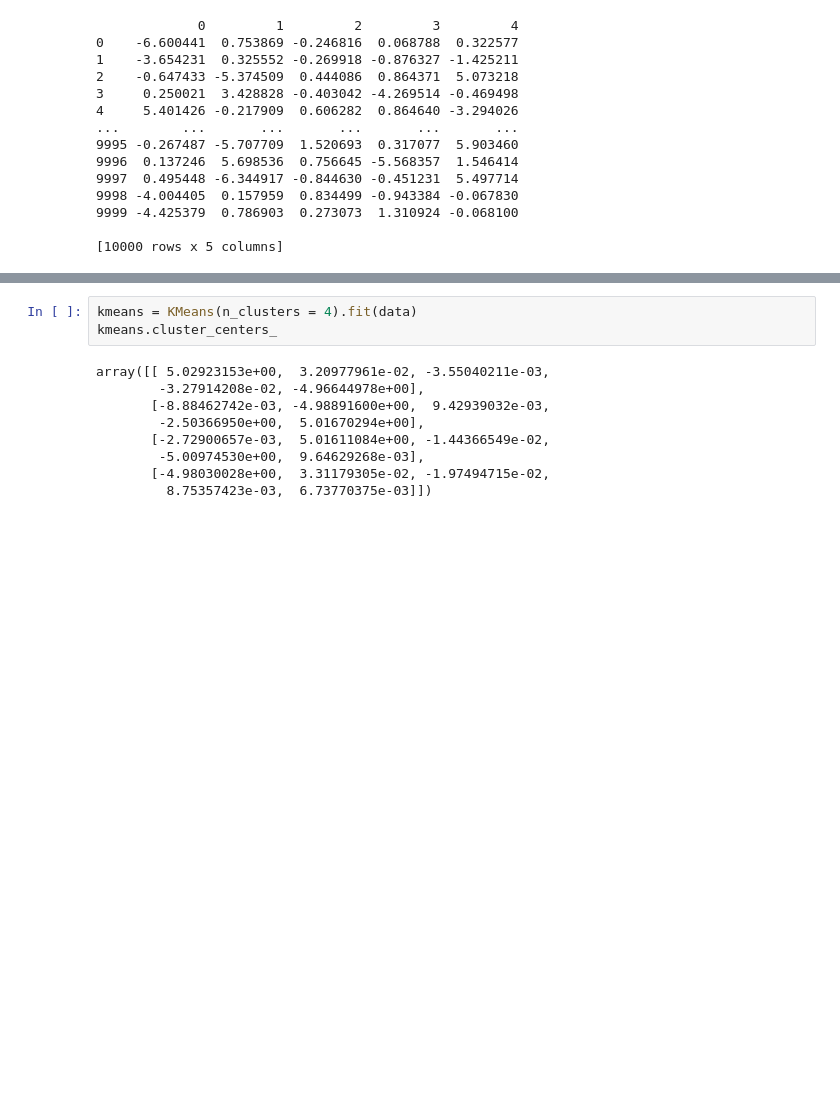
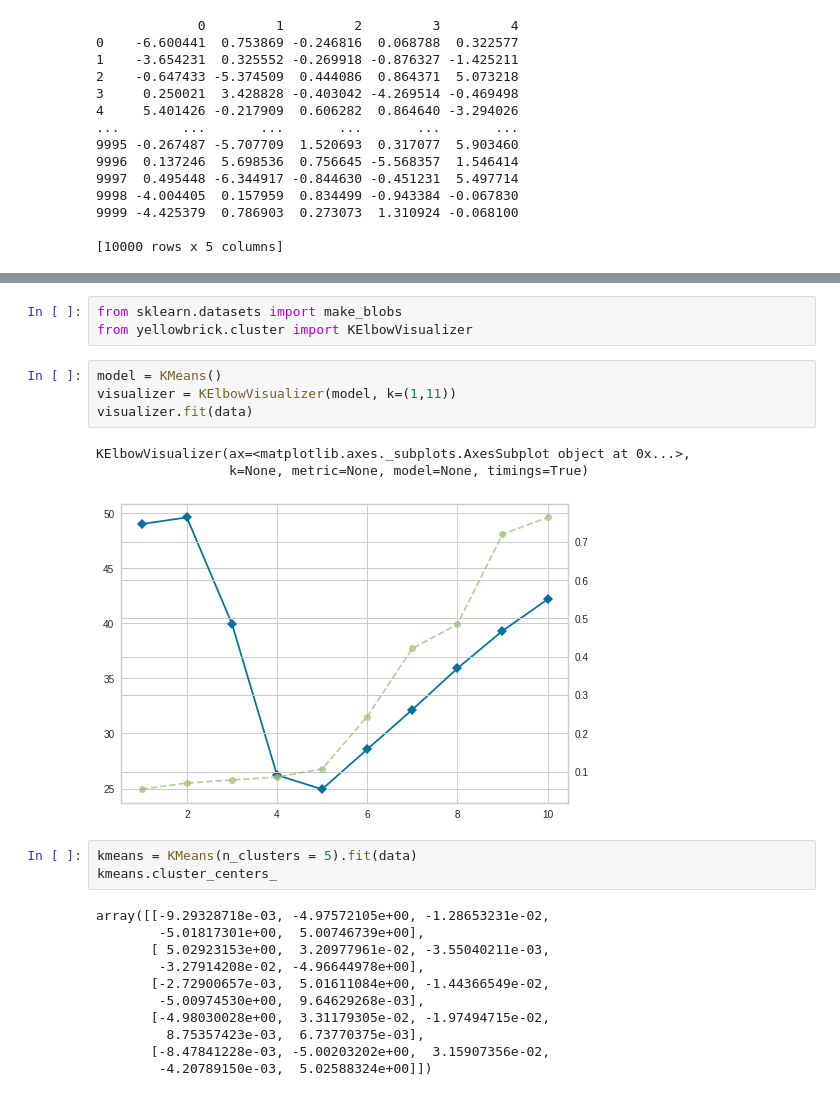
Before and after one commit to Ford-z/Machine-Learning, a Jupyter notebook: Cluster/K_means/Quiz4.ipynb, the cells around one changed output, grey strips where cells are left out. Cells and saved outputs as stored; diff of their text form; blank space fills up the shorter version.

```diff
--- a/Cluster/K_means/Quiz4.ipynb
+++ b/Cluster/K_means/Quiz4.ipynb
@@ -114,12 +120,25 @@ plt.plot(sil)
+# %%
+from sklearn.datasets import make_blobs
+from yellowbrick.cluster import KElbowVisualizer
+# %%
+model = KMeans()
+visualizer = KElbowVisualizer(model, k=(1,11))
+visualizer.fit(data)
+# %% [output]
+KElbowVisualizer(ax=<matplotlib.axes._subplots.AxesSubplot object at 0x...>,
+                 k=None, metric=None, model=None, timings=True)
+[figure, added]
 # %%
-kmeans = KMeans(n_clusters = 4).fit(data)
+kmeans = KMeans(n_clusters = 5).fit(data)
 kmeans.cluster_centers_
 # %% [output]
-array([[ 5.02923153e+00,  3.20977961e-02, -3.55040211e-03,
+array([[-9.29328718e-03, -4.97572105e+00, -1.28653231e-02,
+        -5.01817301e+00,  5.00746739e+00],
+       [ 5.02923153e+00,  3.20977961e-02, -3.55040211e-03,
         -3.27914208e-02, -4.96644978e+00],
-       [-8.88462742e-03, -4.98891600e+00,  9.42939032e-03,
-        -2.50366950e+00,  5.01670294e+00],
        [-2.72900657e-03,  5.01611084e+00, -1.44366549e-02,
         -5.00974530e+00,  9.64629268e-03],
        [-4.98030028e+00,  3.31179305e-02, -1.97494715e-02,
-         8.75357423e-03,  6.73770375e-03]])
+         8.75357423e-03,  6.73770375e-03],
+       [-8.47841228e-03, -5.00203202e+00,  3.15907356e-02,
+        -4.20789150e-03,  5.02588324e+00]])
```
Also changed, not shown: parts of 7 cells of this notebook.
